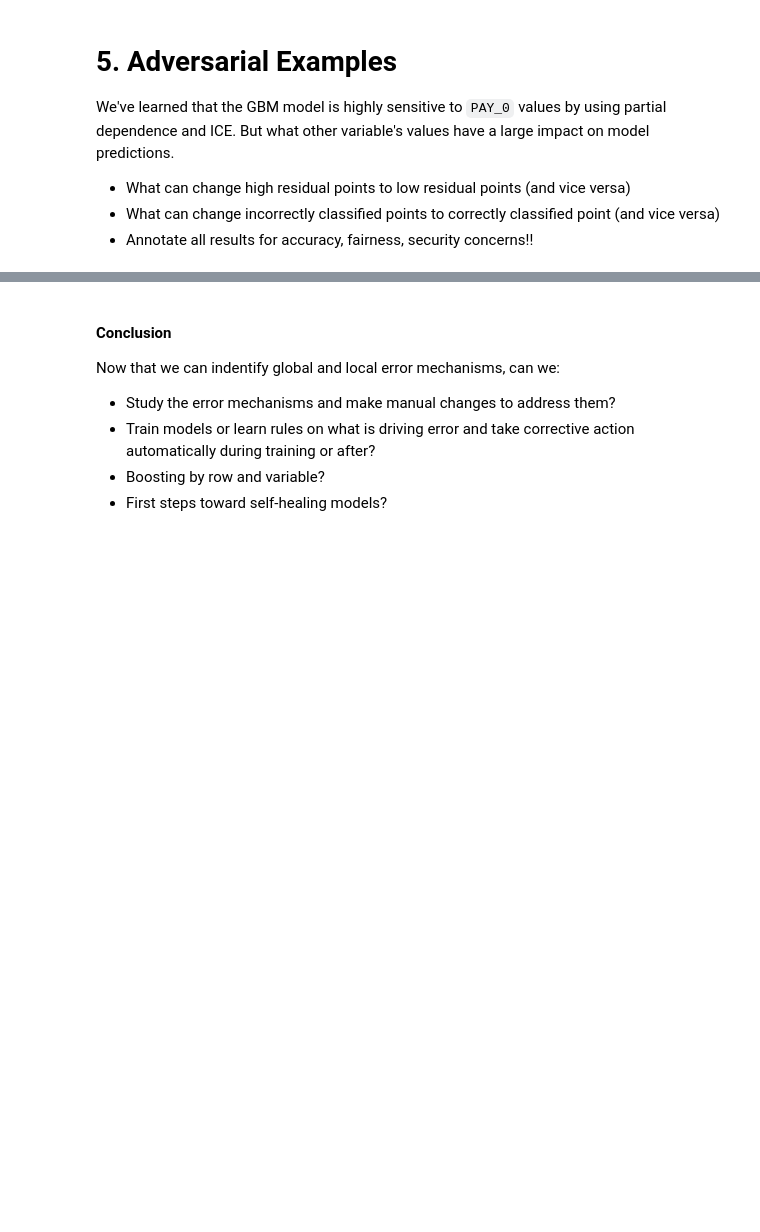
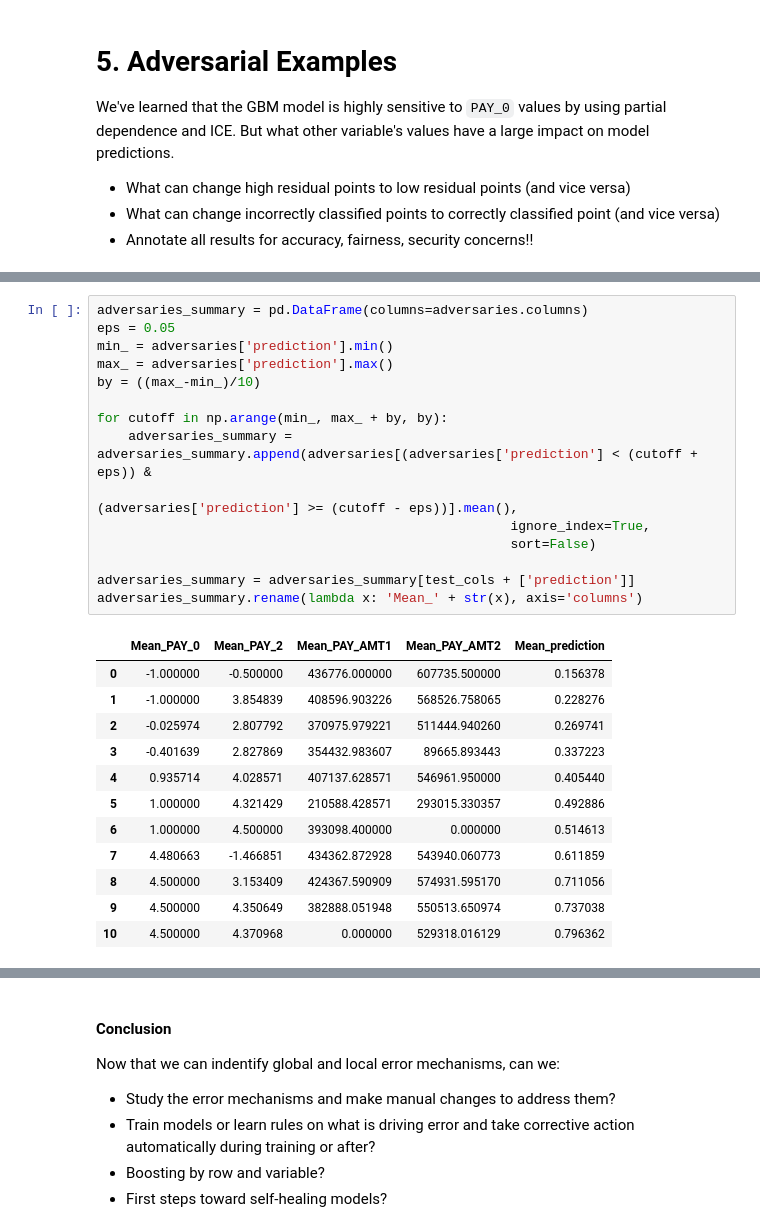
Before and after one commit to jphall663/interpretable_machine_learning_with_python, a Jupyter notebook: debugging_sens_analysis_redux.ipynb, the cells around one changed output, grey strips where cells are left out. Saved outputs shown, nothing was run; the diff lists cells and outputs as text; blank space fills up the shorter version.

```diff
--- a/debugging_sens_analysis_redux.ipynb
+++ b/debugging_sens_analysis_redux.ipynb
@@ -657,0 +680,28 @@ for a in [10000.0, 59500.0, 109000.0, 158500.0, 208000.0, 257500.0, 307000.0, 35
+# %%
+adversaries_summary = pd.DataFrame(columns=adversaries.columns)
+eps = 0.05
+min_ = adversaries['prediction'].min()
+max_ = adversaries['prediction'].max()
+by = ((max_-min_)/10)
+
+for cutoff in np.arange(min_, max_ + by, by):
+    adversaries_summary = adversaries_summary.append(adversaries[(adversaries['prediction'] < (cutoff + eps)) &
+                                                                 (adversaries['prediction'] >= (cutoff - eps))].mean(),
+                                                     ignore_index=True,
+                                                     sort=False)
+
+adversaries_summary = adversaries_summary[test_cols + ['prediction']]
+adversaries_summary.rename(lambda x: 'Mean_' + str(x), axis='columns')
+# %% [output]
+|  | Mean_PAY_0 | Mean_PAY_2 | Mean_PAY_AMT1 | Mean_PAY_AMT2 | Mean_prediction |
+| 0 | -1.000000 | -0.500000 | 436776.000000 | 607735.500000 | 0.156378 |
+| 1 | -1.000000 | 3.854839 | 408596.903226 | 568526.758065 | 0.228276 |
+| 2 | -0.025974 | 2.807792 | 370975.979221 | 511444.940260 | 0.269741 |
+| 3 | -0.401639 | 2.827869 | 354432.983607 | 89665.893443 | 0.337223 |
+| 4 | 0.935714 | 4.028571 | 407137.628571 | 546961.950000 | 0.405440 |
+| 5 | 1.000000 | 4.321429 | 210588.428571 | 293015.330357 | 0.492886 |
+| 6 | 1.000000 | 4.500000 | 393098.400000 | 0.000000 | 0.514613 |
+| 7 | 4.480663 | -1.466851 | 434362.872928 | 543940.060773 | 0.611859 |
+| 8 | 4.500000 | 3.153409 | 424367.590909 | 574931.595170 | 0.711056 |
+| 9 | 4.500000 | 4.350649 | 382888.051948 | 550513.650974 | 0.737038 |
+| 10 | 4.500000 | 4.370968 | 0.000000 | 529318.016129 | 0.796362 |
```
Also changed, not shown: parts of 16 cells of this notebook, 3 other files.
